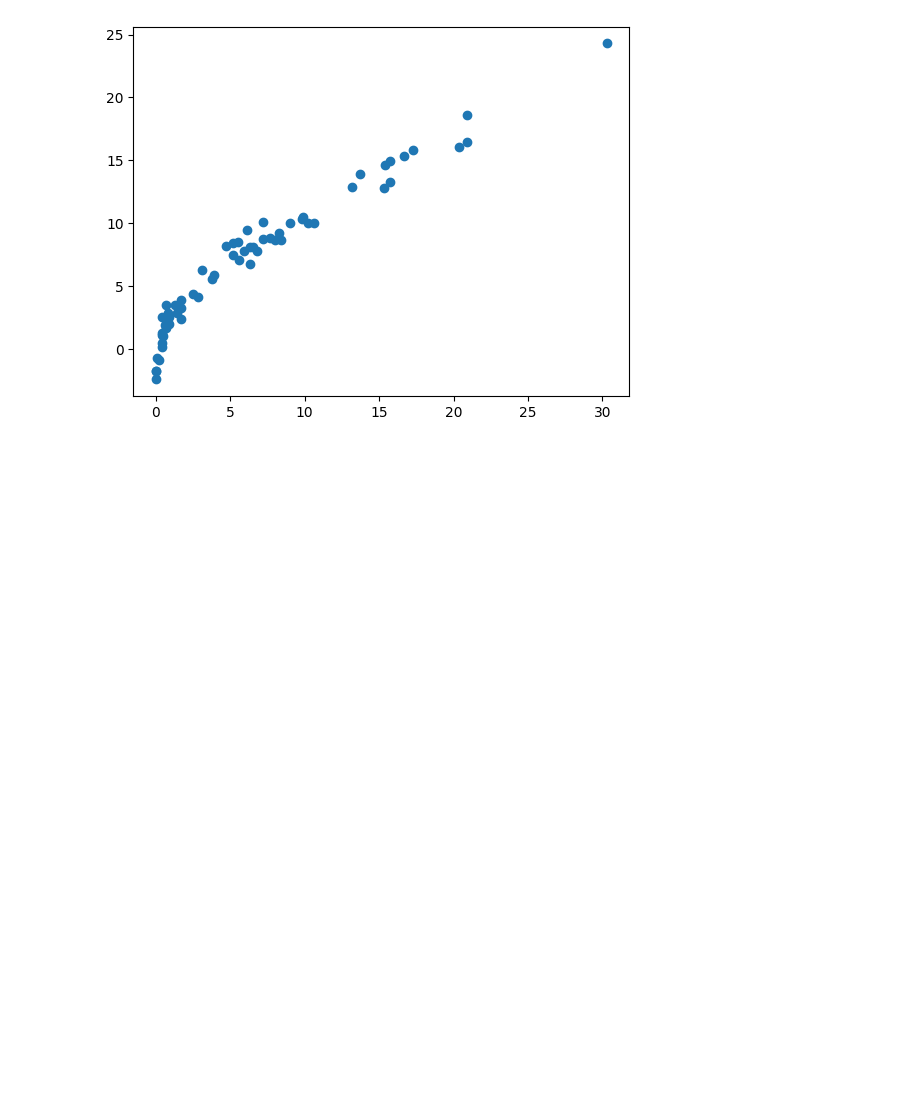
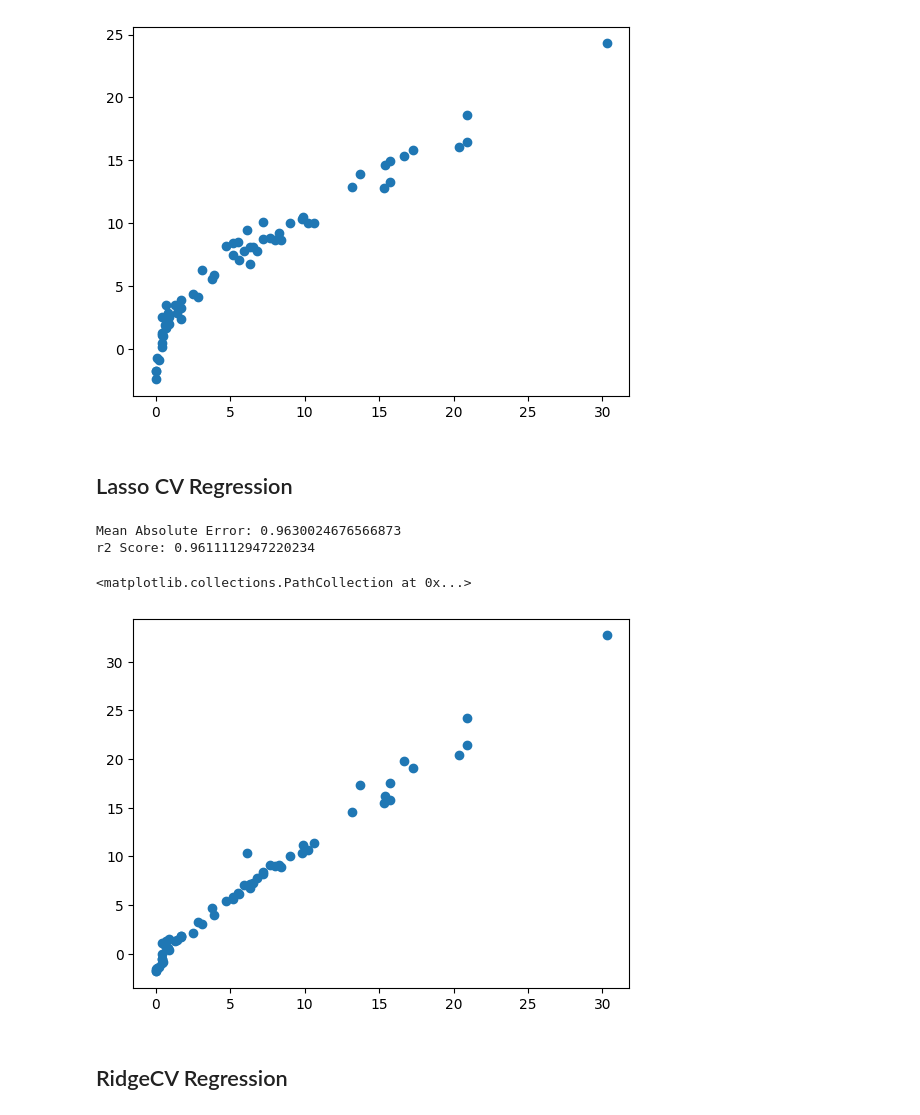
Before and after one commit to Divanshu-Bansal/Algerian-Forest-Fires-Dataset-Regression, a Jupyter notebook: Model_Training.ipynb, the cells around one changed output. Saved outputs shown, nothing was run; the diff lists cells and outputs as text; code cells hidden in the pictures; blank space fills up the shorter version.

```diff
--- a/Model_Training.ipynb
+++ b/Model_Training.ipynb
@@ -274,3 +274,24 @@ Mean Absolute Error: 1.6511868133560943
 r2 Score: 0.9081701979826985
 <matplotlib.collections.PathCollection at 0x...>
 [figure]
+# %% [markdown]
+## Lasso CV Regression
+# %%
+from sklearn.linear_model import LassoCV
+from sklearn.metrics import mean_absolute_error
+from sklearn.metrics import r2_score
+lascvreg = LassoCV(cv=3)
+lascvreg.fit(X_train_scaled,y_train)
+y_pred = lascvreg.predict(X_test_scaled)
+mae = mean_absolute_error(y_test,y_pred)
+r2 = r2_score(y_test,y_pred)
+print("Mean Absolute Error:", mae)
+print("r2 Score:", r2)
+plt.scatter(y_test,y_pred)
+# %% [output]
+Mean Absolute Error: 0.9630024676566873
+r2 Score: 0.9611112947220234
+<matplotlib.collections.PathCollection at 0x...>
+[figure, added]
+# %% [markdown]
+## RidgeCV Regression
```
Also changed, not shown: parts of 5 cells of this notebook.
